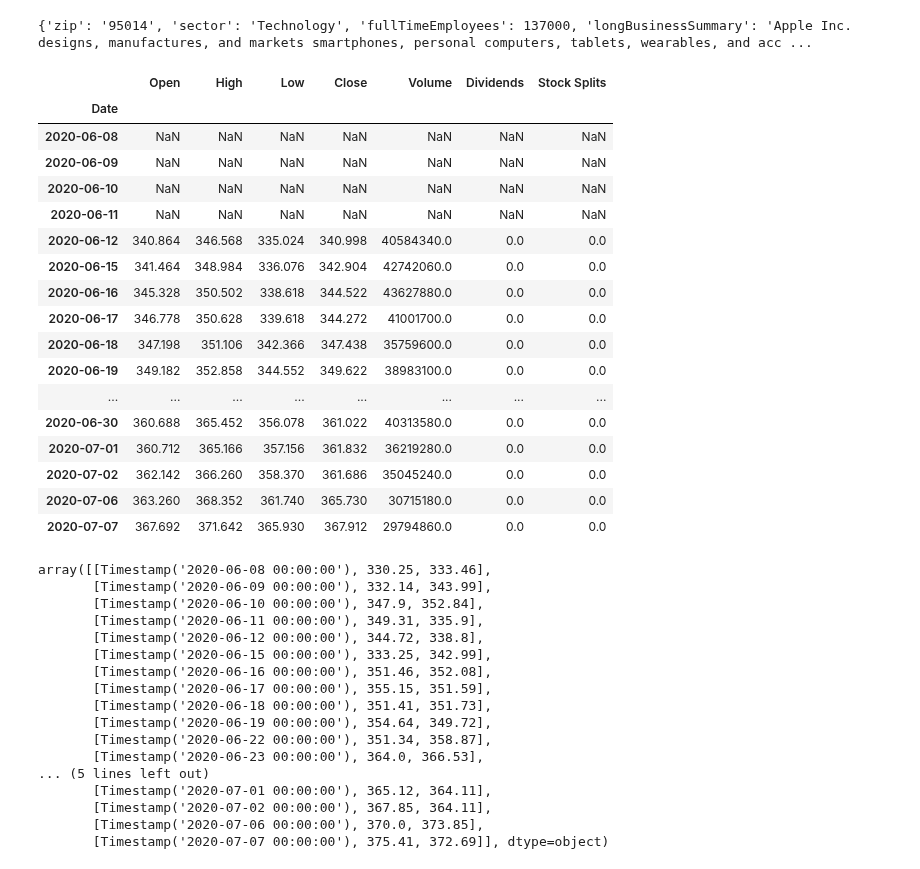
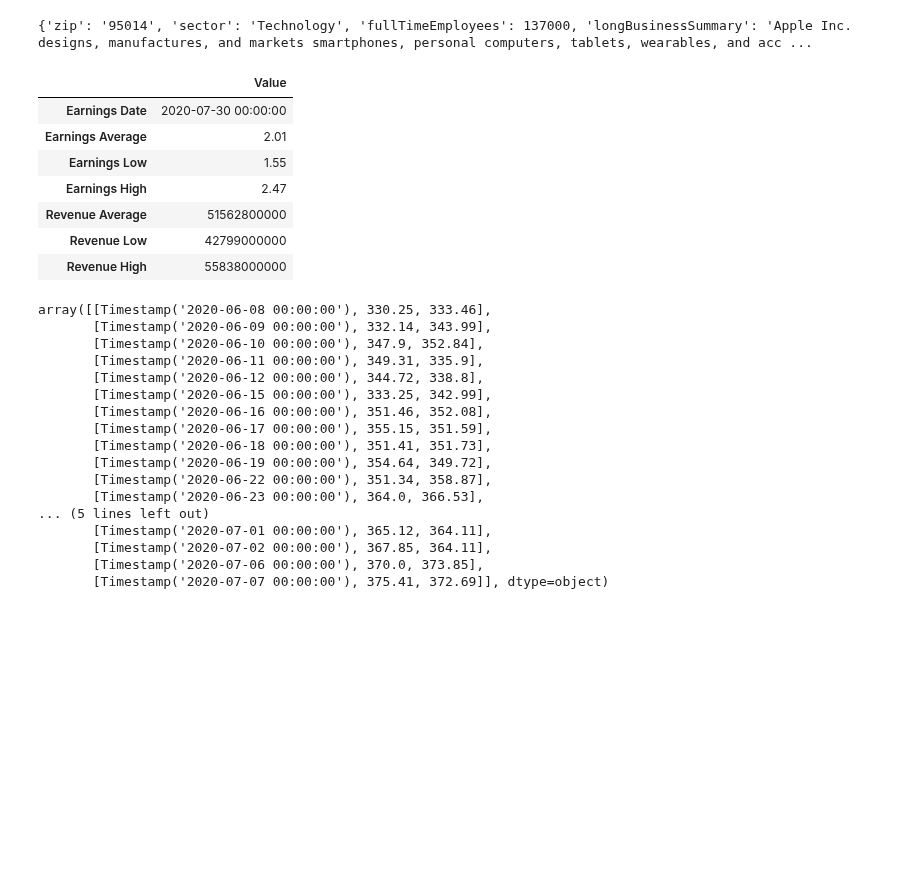
Before and after one commit to allen-chiang/Time-Series-Transformer, a Jupyter notebook: time_series_transform/stock_transform/Test.ipynb, the cells around one changed output. Drawn from its saved outputs; the diff is of its cells as text; code cells hidden in the pictures; blank space fills up the shorter version.

Commit message:
stock extractor

```diff
--- a/time_series_transform/stock_transform/Test.ipynb
+++ b/time_series_transform/stock_transform/Test.ipynb
@@ -1,6 +1,6 @@
 # %%
-import ystock as ys
-client = ys.ystock("aapl")
+import stock_extractor as ys
+client = ys.yahoo_stock("aapl")
 # %%
 info = client.getCompanyInfo()
 print(info)
@@ -11,27 +11,19 @@ print(info)
 import matplotlib.pyplot as plt
 # import seaborn
 hist = client.getHistoricalByPeriod()
+# %%
+client.getNextEvent()
+# %% [output]
+|  | Value |
+| Earnings Date | 2020-07-30 00:00:00 |
+| Earnings Average | 2.01 |
+| Earnings Low | 1.55 |
+| Earnings High | 2.47 |
+| Revenue Average | 51562800000 |
+| Revenue Low | 42799000000 |
+| Revenue High | 55838000000 |
 # %%
 hist.rolling(window=5).mean()
-# %% [output]
-|  | Open | High | Low | Close | Volume | Dividends | Stock Splits |
-| Date |  |  |  |  |  |  |  |
-| 2020-06-08 | NaN | NaN | NaN | NaN | NaN | NaN | NaN |
-| 2020-06-09 | NaN | NaN | NaN | NaN | NaN | NaN | NaN |
-| 2020-06-10 | NaN | NaN | NaN | NaN | NaN | NaN | NaN |
-| 2020-06-11 | NaN | NaN | NaN | NaN | NaN | NaN | NaN |
-| 2020-06-12 | 340.864 | 346.568 | 335.024 | 340.998 | 40584340.0 | 0.0 | 0.0 |
-| 2020-06-15 | 341.464 | 348.984 | 336.076 | 342.904 | 42742060.0 | 0.0 | 0.0 |
-| 2020-06-16 | 345.328 | 350.502 | 338.618 | 344.522 | 43627880.0 | 0.0 | 0.0 |
-| 2020-06-17 | 346.778 | 350.628 | 339.618 | 344.272 | 41001700.0 | 0.0 | 0.0 |
-| 2020-06-18 | 347.198 | 351.106 | 342.366 | 347.438 | 35759600.0 | 0.0 | 0.0 |
-| 2020-06-19 | 349.182 | 352.858 | 344.552 | 349.622 | 38983100.0 | 0.0 | 0.0 |
-| ... | ... | ... | ... | ... | ... | ... | ... |
-| 2020-06-30 | 360.688 | 365.452 | 356.078 | 361.022 | 40313580.0 | 0.0 | 0.0 |
-| 2020-07-01 | 360.712 | 365.166 | 357.156 | 361.832 | 36219280.0 | 0.0 | 0.0 |
-| 2020-07-02 | 362.142 | 366.260 | 358.370 | 361.686 | 35045240.0 | 0.0 | 0.0 |
-| 2020-07-06 | 363.260 | 368.352 | 361.740 | 365.730 | 30715180.0 | 0.0 | 0.0 |
-| 2020-07-07 | 367.692 | 371.642 | 365.930 | 367.912 | 29794860.0 | 0.0 | 0.0 |
 # %%
 hist_ori = hist.reset_index()
 hist_ori[['Date', 'Open', 'Close']].to_numpy()
```
Also changed, not shown: parts of 2 cells of this notebook, 2 other files.
